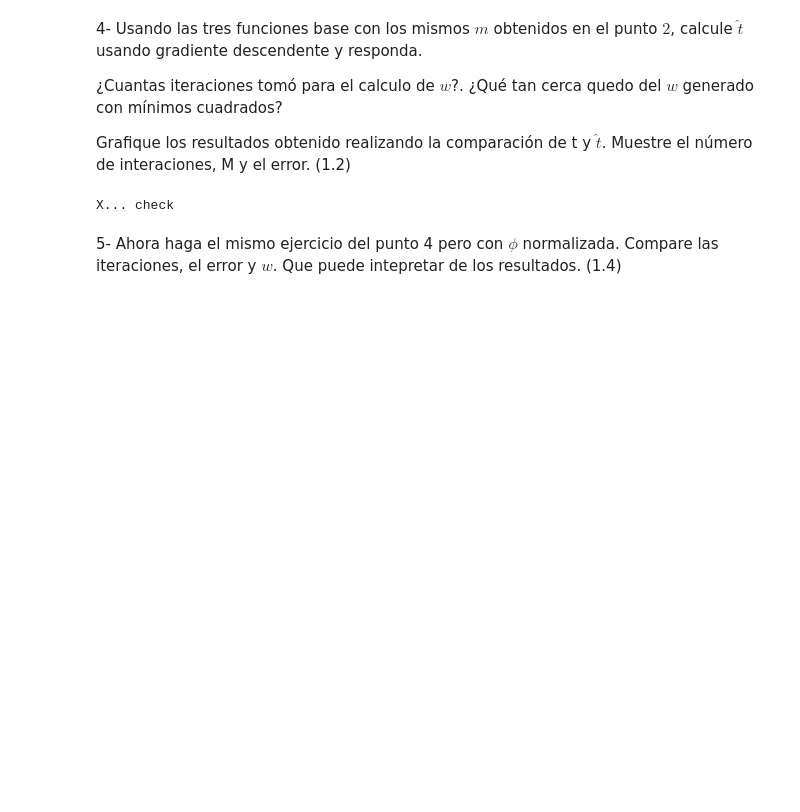
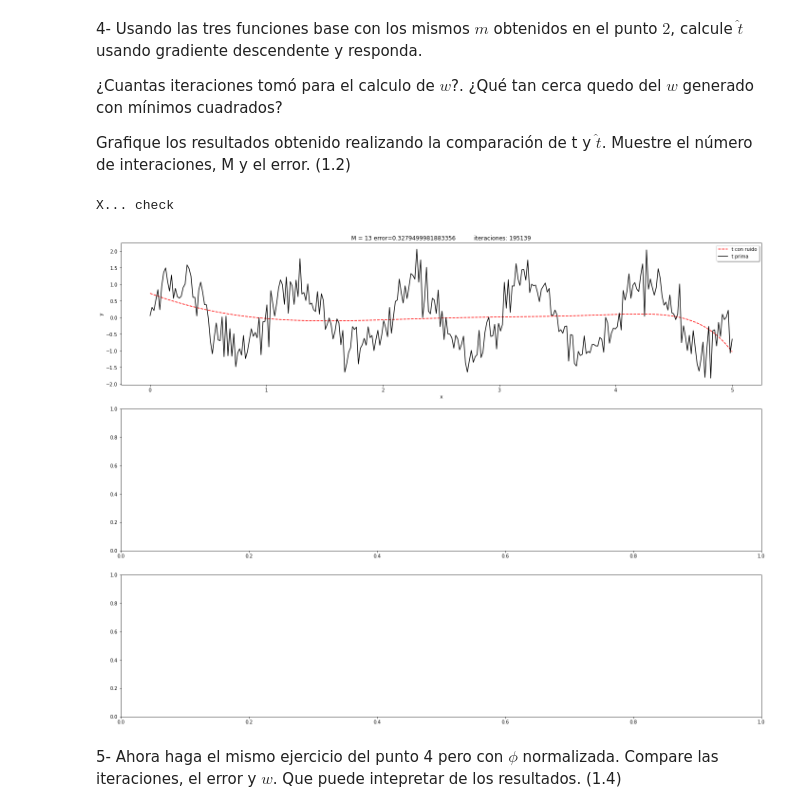
Before and after one commit to crisywini/ia_workspace, a Jupyter notebook: Taller3-Gradiente descendente.ipynb, the cells around one changed output. Saved outputs shown, nothing was run; the diff lists cells and outputs as text; code cells hidden in the pictures; blank space fills up the shorter version.

Commit message:
Testing 3rd and 4th solutions
Testing the solutions 3rd and 4th using linspace to the polinomial
and chaging the get_w_tp() args because it was needed

```diff
--- a/Taller3-Gradiente descendente.ipynb
+++ b/Taller3-Gradiente descendente.ipynb
@@ -117,9 +117,10 @@ def get_y_values(Y):
     return y
 
 #x = np.arange(0,len(t),1)#Tabular valores de x
-
+#Para el polinomial linspace (0,1)
 #print(W)
-X = get_phi(polinomial, x, 13)#Se crea phi
+x1 = np.linspace(0, 1, len(t))
+X = get_phi(polinomial, x1, 13)#Se crea phi
 W = get_W(X)#Se Crea el primer W
 Y = X.dot(W)#Se crean las predicciones
 mse1 = mean_square_error(Y, W)#Se crea el error cuadrático medio
@@ -144,7 +145,7 @@ mse3 =  mean_square_error(Y2, W2)
 plt.subplots(4,1, figsize=(20,15))
 plt.subplot(4,1,1)
 plt.tight_layout(pad=3.0)
-plt.plot(x, y, 'r--', x, t, 'k')
+plt.plot(x1, y, 'r--', x1, t, 'k')
 plt.title("Polinomial M = 13 MSE="+str(mse1))
 plt.ylabel('y')
 plt.xlabel('x')
@@ -191,14 +192,14 @@ def delta(tp, tr, xj):
 def calErr (tp, tr):
     return np.mean((tp - tr)**2)/2
 
-def get_w_tp(phi, m, eE=0.001):
+def get_w_tp(phi, m, eE, iterations, a):
     W = np.zeros(m)
     Tp = phi.dot(W)
     eO = 1000
     #eE = 0.01#0.001 <- original lu
-    a = 0.0004
+    #a = 0.00002
     cont = 0
-    while eO > eE and cont < 170000:
+    while eO > eE and cont < iterations:
         cont +=1
         for i in range(m):
             W[i] = W[i] - a * delta(Tp, t, phi.T[i]) #columna i de phi
@@ -208,8 +209,7 @@ def get_w_tp(phi, m, eE=0.001):
         #if(eO>4.7202282215020085e+280):
         #    break
         #print(eO," ", eE, " ", eO>eE , cont)
-        if(eO>4.1078327019839866e+54):
-            break
+
     return W, Tp, cont, eO
 # %% [markdown]
 4- Usando las tres funciones base con los mismos $m$ obtenidos en el punto $2$, calcule $\hat{t}$ usando gradiente descendente y responda.
@@ -220,37 +220,19 @@ def get_w_tp(phi, m, eE=0.001):
 Grafique los resultados obtenido realizando la comparación de t y $\hat{t}$. Muestre el número de interaciones, M y el error. (1.2)
 # %%
 # pol = get_phi(polinomial, x, 1
-w,tp,cont,eO = get_w_tp(X, 13, 0.385)
+w,tp,cont,eO = get_w_tp(X, 13, 0.32795,200100, 0.002)
 print('X... check')
-w1,tp1,cont1,eO1 = get_w_tp(X1, 40, 0.0888)
-print('X1... check')
-w2,tp2,cont2,eO2 = get_w_tp(X2, 35, 0.0743)
-print('X2... check')
-
 
 plt.subplots(3,1, figsize=(20,15))
 plt.subplot(3,1,1)
 plt.tight_layout(pad=3.0)
 plt.plot(x, tp, 'r--', x, t, 'k')
 plt.title("M = 13 error="+str(eO)+"          iteraciones: "+str(cont))
 plt.ylabel('y')
 plt.xlabel('x')
 plt.legend(('t con ruido', 't prima'), loc='upper right', shadow=True)
 
-plt.subplot(3,1,2)
-plt.plot(x,tp1,'g--', x, t, 'k')
-plt.title("M = 40          error="+str(eO1) +"          iteraciones: "+str(cont1))
-plt.ylabel('y')
-plt.xlabel('x')
-plt.legend(('t con ruido', 't prima'), loc='lower right', shadow=True)
-
-plt.subplot(3,1,3)
-plt.plot(x, tp2, 'm--', x, t, 'k')
-plt.title("M = 35          error="+str(eO2)+"          iteraciones: "+str(cont2))
-plt.ylabel('y')
-plt.xlabel('x')
-plt.legend(('t con ruido', 't prima'), loc='lower right', shadow=True)
-
 plt.show()
 # %% [output]
 X... check
+[figure, added]
```
Also changed, not shown: parts of 2 cells of this notebook.
